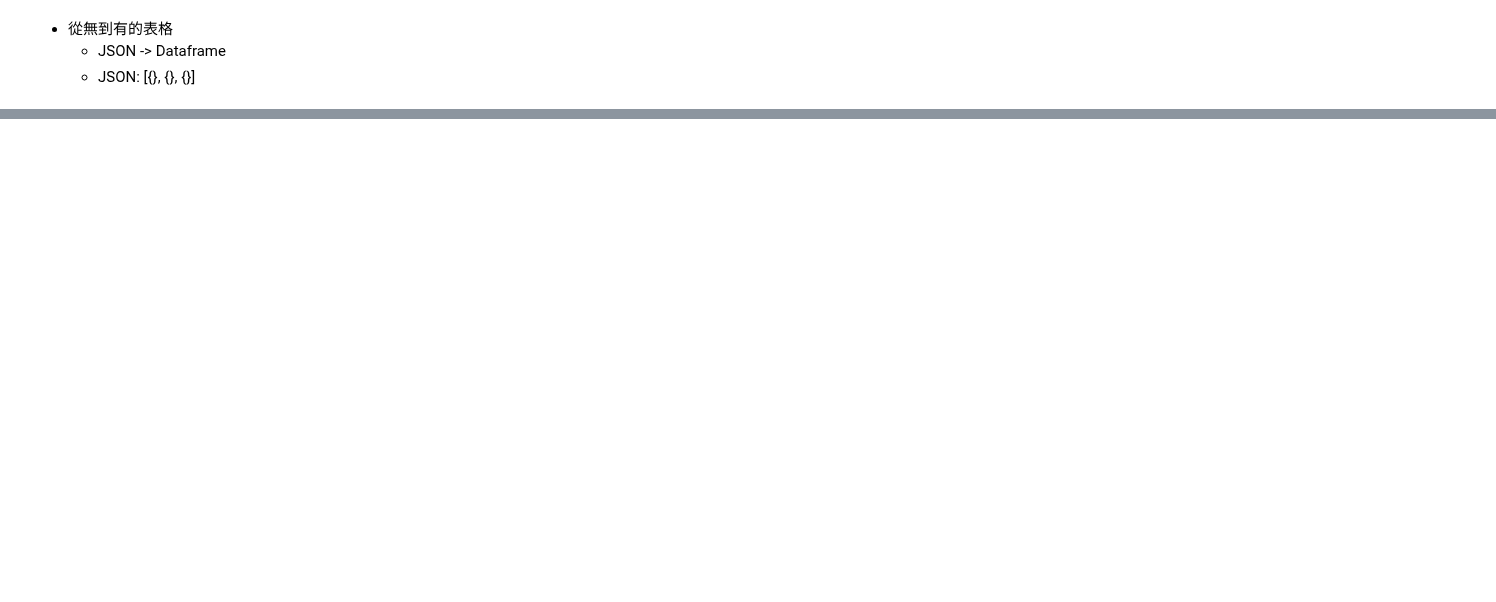
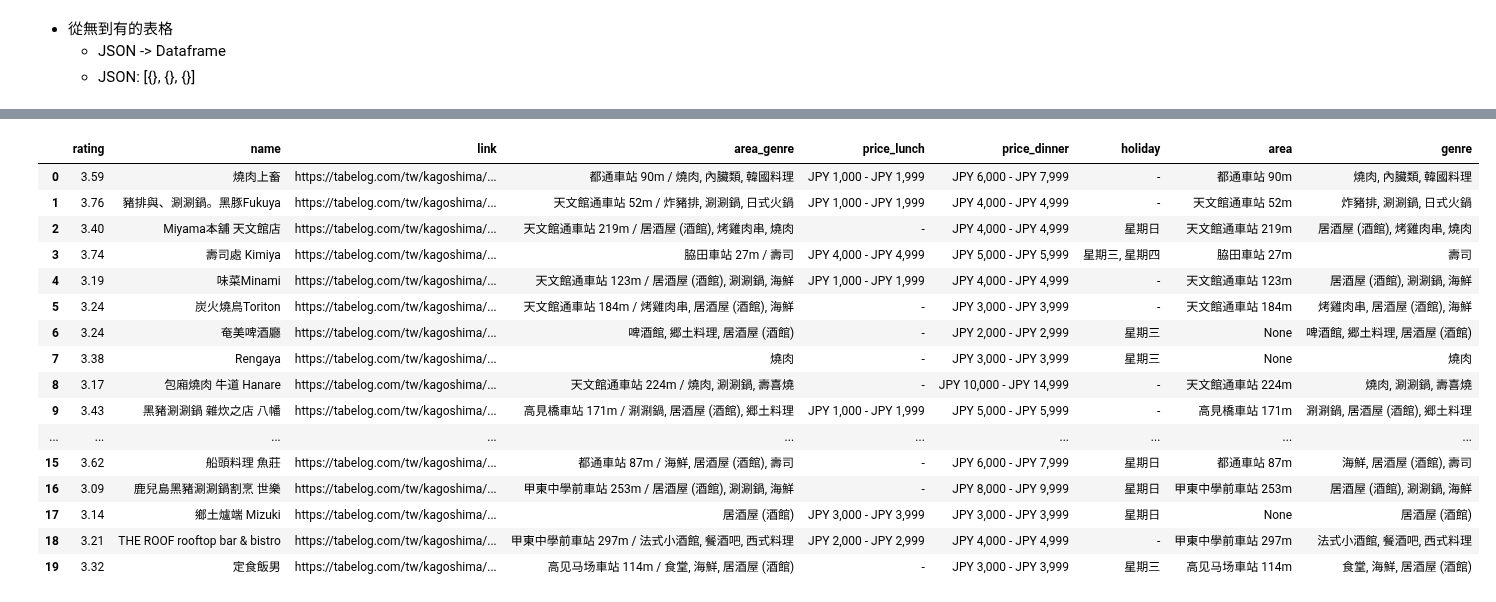
Before and after one commit to pennyLiu32/Tibame, a Jupyter notebook: pytjon最後一堂.ipynb, the cells around one changed output, grey strips where cells are left out. Drawn from its saved outputs; the diff is of its cells as text; code cells hidden in the pictures; blank space fills up the shorter version.

```diff
--- a/pytjon最後一堂.ipynb
+++ b/pytjon最後一堂.ipynb
@@ -97,0 +131,6 @@ total_df
+# %%
+# demo: apply
+def func(n):
+    return n * 2
+
+total_df["rating"].astype(float).apply(func)
@@ -97,0 +156,34 @@ total_df
+# %%
+def func(s):
+    s_spl = s.split(" / ")
+    ans = {
+        "area":None,
+        "genre":None
+    }
+    if len(s_spl) == 1:
+        ans["genre"] = s_spl[0]
+    else:
+        ans["area"] = s_spl[0]
+        ans["genre"] = s_spl[1]
+    return pd.Series(ans)
+
+total_df[["area", "genre"]] = total_df["area_genre"].apply(func)
+total_df
+# %% [output]
+|  | rating | name | link | area_genre | price_lunch | price_dinner | holiday | area | genre |
+| 0 | 3.59 | 燒肉上畜 | https://tabelog.com/tw/kagoshima/... | 都通車站 90m / 燒肉, 內臟類, 韓國料理 | JPY 1,000 - JPY 1,999 | JPY 6,000 - JPY 7,999 | - | 都通車站 90m | 燒肉, 內臟類, 韓國料理 |
+| 1 | 3.76 | 豬排與、涮涮鍋。黑豚Fukuya | https://tabelog.com/tw/kagoshima/... | 天文館通車站 52m / 炸豬排, 涮涮鍋, 日式火鍋 | JPY 1,000 - JPY 1,999 | JPY 4,000 - JPY 4,999 | - | 天文館通車站 52m | 炸豬排, 涮涮鍋, 日式火鍋 |
+| 2 | 3.40 | Miyama本舖 天文館店 | https://tabelog.com/tw/kagoshima/... | 天文館通車站 219m / 居酒屋 (酒館), 烤雞肉串, 燒肉 | - | JPY 4,000 - JPY 4,999 | 星期日 | 天文館通車站 219m | 居酒屋 (酒館), 烤雞肉串, 燒肉 |
+| 3 | 3.74 | 壽司處 Kimiya | https://tabelog.com/tw/kagoshima/... | 脇田車站 27m / 壽司 | JPY 4,000 - JPY 4,999 | JPY 5,000 - JPY 5,999 | 星期三, 星期四 | 脇田車站 27m | 壽司 |
+| 4 | 3.19 | 味菜Minami | https://tabelog.com/tw/kagoshima/... | 天文館通車站 123m / 居酒屋 (酒館), 涮涮鍋, 海鮮 | JPY 1,000 - JPY 1,999 | JPY 4,000 - JPY 4,999 | - | 天文館通車站 123m | 居酒屋 (酒館), 涮涮鍋, 海鮮 |
+| 5 | 3.24 | 炭火燒鳥Toriton | https://tabelog.com/tw/kagoshima/... | 天文館通車站 184m / 烤雞肉串, 居酒屋 (酒館), 海鮮 | - | JPY 3,000 - JPY 3,999 | - | 天文館通車站 184m | 烤雞肉串, 居酒屋 (酒館), 海鮮 |
+| 6 | 3.24 | 奄美啤酒廳 | https://tabelog.com/tw/kagoshima/... | 啤酒館, 郷土料理, 居酒屋 (酒館) | - | JPY 2,000 - JPY 2,999 | 星期三 | None | 啤酒館, 郷土料理, 居酒屋 (酒館) |
+| 7 | 3.38 | Rengaya | https://tabelog.com/tw/kagoshima/... | 燒肉 | - | JPY 3,000 - JPY 3,999 | 星期三 | None | 燒肉 |
+| 8 | 3.17 | 包廂燒肉 牛道 Hanare | https://tabelog.com/tw/kagoshima/... | 天文館通車站 224m / 燒肉, 涮涮鍋, 壽喜燒 | - | JPY 10,000 - JPY 14,999 | - | 天文館通車站 224m | 燒肉, 涮涮鍋, 壽喜燒 |
+| 9 | 3.43 | 黑豬涮涮鍋 雜炊之店 八幡 | https://tabelog.com/tw/kagoshima/... | 高見橋車站 171m / 涮涮鍋, 居酒屋 (酒館), 郷土料理 | JPY 1,000 - JPY 1,999 | JPY 5,000 - JPY 5,999 | - | 高見橋車站 171m | 涮涮鍋, 居酒屋 (酒館), 郷土料理 |
+| ... | ... | ... | ... | ... | ... | ... | ... | ... | ... |
+| 15 | 3.62 | 船頭料理 魚莊 | https://tabelog.com/tw/kagoshima/... | 都通車站 87m / 海鮮, 居酒屋 (酒館), 壽司 | - | JPY 6,000 - JPY 7,999 | 星期日 | 都通車站 87m | 海鮮, 居酒屋 (酒館), 壽司 |
+| 16 | 3.09 | 鹿兒島黑豬涮涮鍋割烹 世樂 | https://tabelog.com/tw/kagoshima/... | 甲東中學前車站 253m / 居酒屋 (酒館), 涮涮鍋, 海鮮 | - | JPY 8,000 - JPY 9,999 | 星期日 | 甲東中學前車站 253m | 居酒屋 (酒館), 涮涮鍋, 海鮮 |
+| 17 | 3.14 | 鄉土爐端 Mizuki | https://tabelog.com/tw/kagoshima/... | 居酒屋 (酒館) | JPY 3,000 - JPY 3,999 | JPY 3,000 - JPY 3,999 | 星期日 | None | 居酒屋 (酒館) |
+| 18 | 3.21 | THE ROOF rooftop bar & bistro | https://tabelog.com/tw/kagoshima/... | 甲東中學前車站 297m / 法式小酒館, 餐酒吧, 西式料理 | JPY 2,000 - JPY 2,999 | JPY 4,000 - JPY 4,999 | - | 甲東中學前車站 297m | 法式小酒館, 餐酒吧, 西式料理 |
+| 19 | 3.32 | 定食飯男 | https://tabelog.com/tw/kagoshima/... | 高见马场車站 114m / 食堂, 海鮮, 居酒屋 (酒館) | - | JPY 3,000 - JPY 3,999 | 星期三 | 高见马场車站 114m | 食堂, 海鮮, 居酒屋 (酒館) |
```
Also changed, not shown: parts of 6 cells of this notebook.
